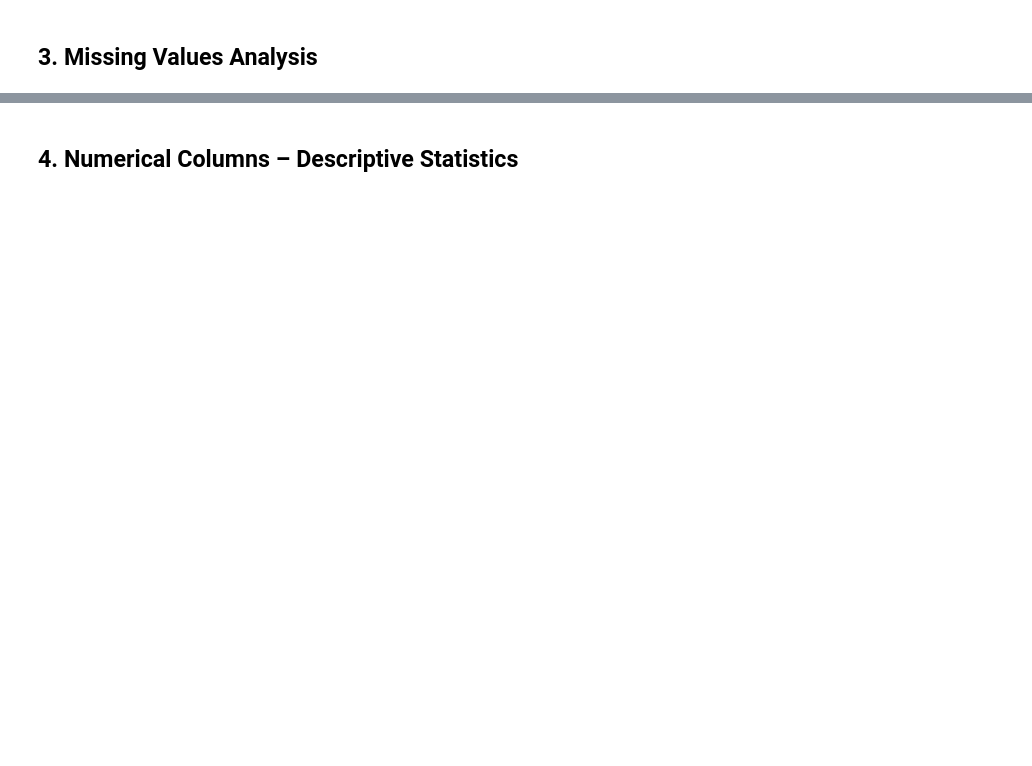
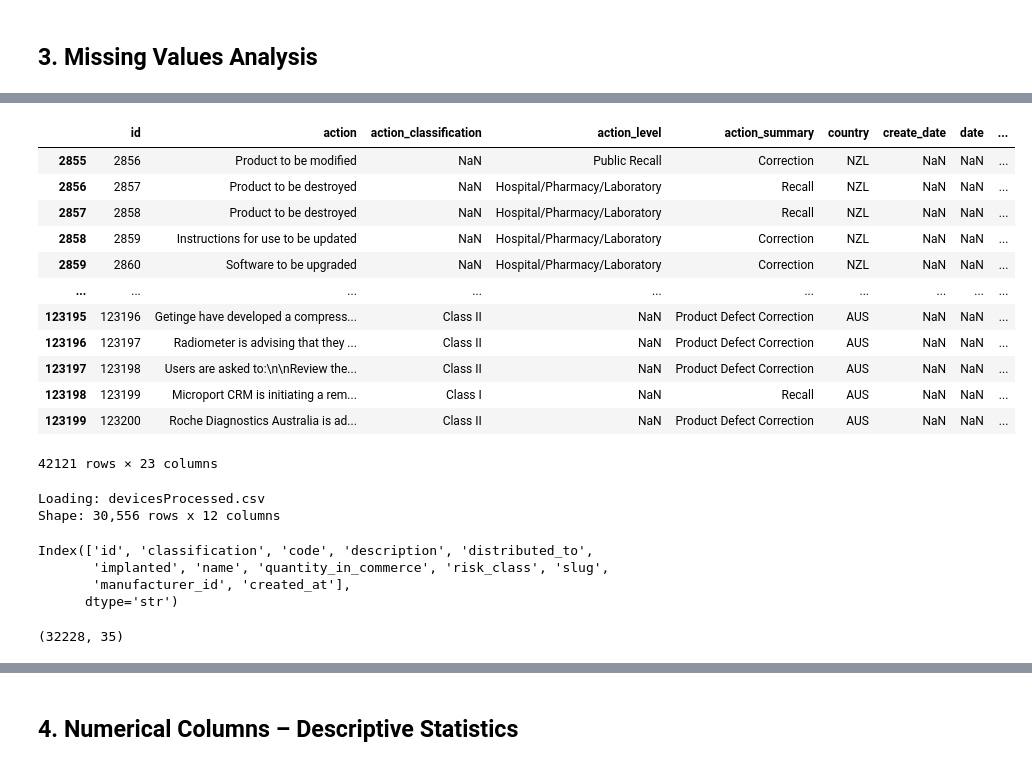
Before and after one commit to Arizael000/faulty-mdevices, a Jupyter notebook: notebooks/sect2/00_preliminary_eda.ipynb, the cells around one changed output, grey strips where cells are left out. Drawn from its saved outputs; the diff is of its cells as text; code cells hidden in the pictures; blank space fills up the shorter version.

```diff
--- a/notebooks/sect2/00_preliminary_eda.ipynb
+++ b/notebooks/sect2/00_preliminary_eda.ipynb
@@ -18,7 +20,7 @@ print("Libraries loaded correctly")
 
 Detects and loads the CSVs found in `data/raw/`.
 # %%
-raw_dir = Path.cwd().parent / "data" / "raw"
+raw_dir = Path.cwd().parent.parent / "data" / "raw"
 raw_dir.mkdir(parents=True, exist_ok=True)
 
 csv_files = list(raw_dir.glob("*.csv"))
@@ -92,0 +310,2 @@ else:
+# %%
+test = df.copy()
@@ -92,0 +328,49 @@ else:
+# %%
+test.drop(columns='url', inplace=True)
+test.drop(columns='updated_at', inplace=True)
+test.drop(columns='authorities_link', inplace=True)
+test.drop(columns='data_notes', inplace=True)
+test.drop(columns='date_posted', inplace=True)
+test.drop(columns='date_terminated', inplace=True)
+test.drop(columns='status', inplace=True)
+# %%
+columnsDroped = test.dropna(thresh=15).copy()
+# %%
+columnsDroped
+# %% [output]
+|  | id | action | action_classification | action_level | action_summary | country | create_date | date | ... |
+| 2855 | 2856 | Product to be modified | NaN | Public Recall | Correction | NZL | NaN | NaN | ... |
+| 2856 | 2857 | Product to be destroyed | NaN | Hospital/Pharmacy/Laboratory | Recall | NZL | NaN | NaN | ... |
+| 2857 | 2858 | Product to be destroyed | NaN | Hospital/Pharmacy/Laboratory | Recall | NZL | NaN | NaN | ... |
+| 2858 | 2859 | Instructions for use to be updated | NaN | Hospital/Pharmacy/Laboratory | Correction | NZL | NaN | NaN | ... |
+| 2859 | 2860 | Software to be upgraded | NaN | Hospital/Pharmacy/Laboratory | Correction | NZL | NaN | NaN | ... |
+| ... | ... | ... | ... | ... | ... | ... | ... | ... | ... |
+| 123195 | 123196 | Getinge have developed a compress... | Class II | NaN | Product Defect Correction | AUS | NaN | NaN | ... |
+| 123196 | 123197 | Radiometer is advising that they ... | Class II | NaN | Product Defect Correction | AUS | NaN | NaN | ... |
+| 123197 | 123198 | Users are asked to:\n\nReview the... | Class II | NaN | Product Defect Correction | AUS | NaN | NaN | ... |
+| 123198 | 123199 | Microport CRM is initiating a rem... | Class I | NaN | Recall | AUS | NaN | NaN | ... |
+| 123199 | 123200 | Roche Diagnostics Australia is ad... | Class II | NaN | Product Defect Correction | AUS | NaN | NaN | ... |
+42121 rows × 23 columns
+# %%
+raw_dir = Path.cwd().parent.parent / "data" / "processed"
+raw_dir.mkdir(parents=True, exist_ok=True)
+
+csv_files = list(raw_dir.glob("*.csv"))
+if not csv_files:
+    raise FileNotFoundError(f"No CSV files found in {raw_dir}. Place a CSV file there and rerun.")
+
+file_path = csv_files[0]
+print(f"Loading: {file_path.name}")
+df2 = pd.read_csv(file_path, encoding="utf-8", low_memory=False)
+
+print(f"Shape: {df2.shape[0]:,} rows x {df2.shape[1]:,} columns")
+# %% [output]
+Loading: devicesProcessed.csv
+Shape: 30,556 rows x 12 columns
+# %%
+df2.columns
+# %% [output]
+Index(['id', 'classification', 'code', 'description', 'distributed_to',
+       'implanted', 'name', 'quantity_in_commerce', 'risk_class', 'slug',
+       'manufacturer_id', 'created_at'],
+      dtype='str')
@@ -92,0 +379,4 @@ else:
+# %%
+merged_df.shape
+# %% [output]
+(32228, 35)
```
Also changed, not shown: parts of 35 cells of this notebook, 7 other files.
